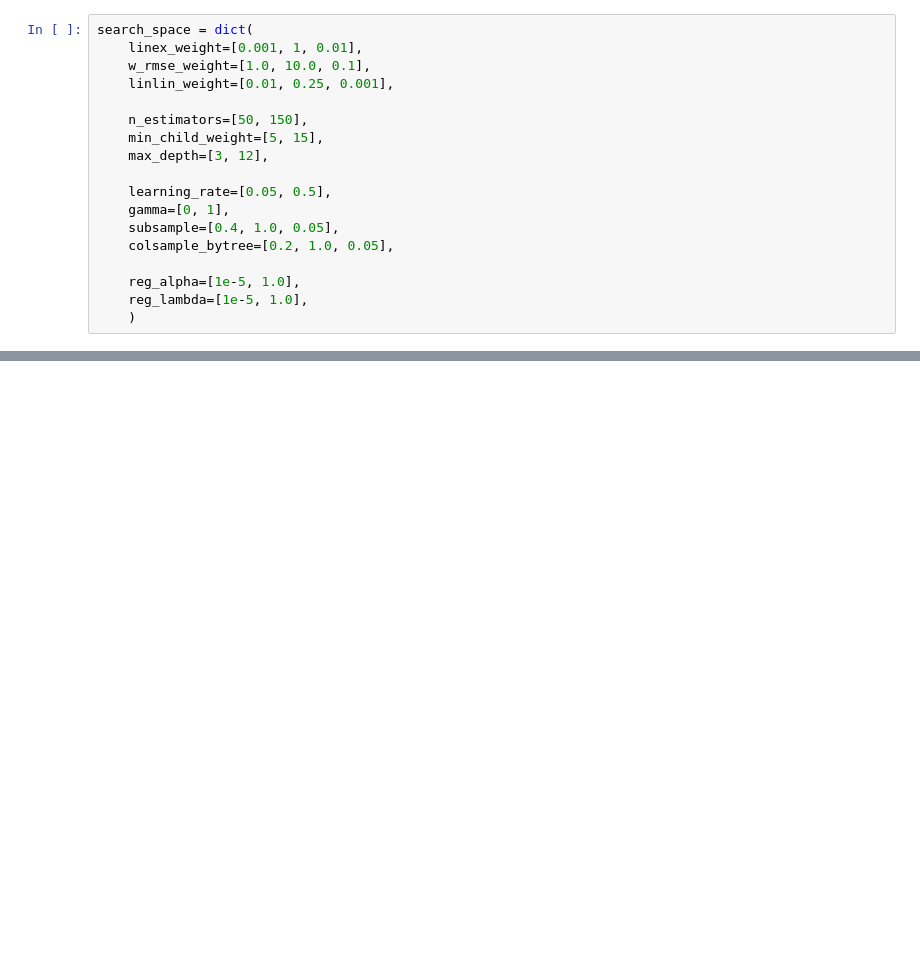
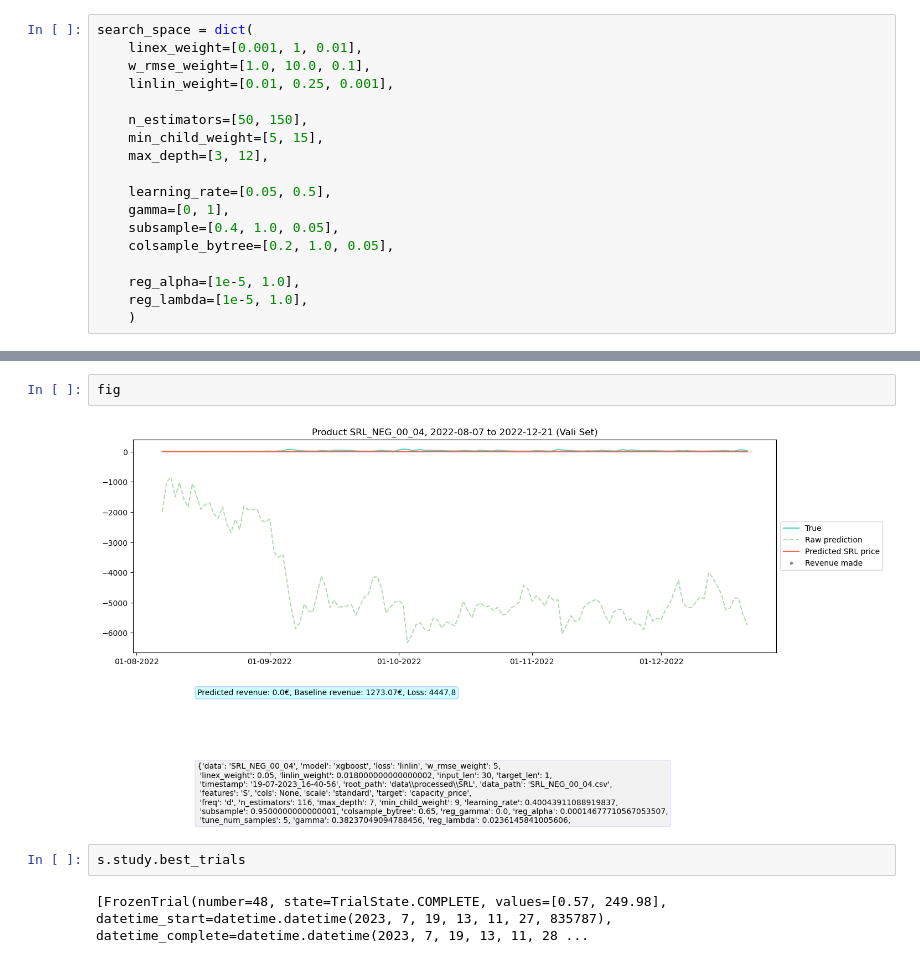
Before and after one commit to 93chanle/srl_other_models, a Jupyter notebook: test.ipynb, the cells around one changed output, grey strips where cells are left out. Cells and saved outputs as stored; diff of their text form; blank space fills up the shorter version.

```diff
--- a/test.ipynb
+++ b/test.ipynb
@@ -66,0 +103,8 @@ search_space = dict(
+# %%
+fig
+# %% [output]
+[figure, added]
+# %%
+s.study.best_trials
+# %% [output]
+[FrozenTrial(number=48, state=TrialState.COMPLETE, values=[0.57, 249.98], datetime_start=datetime.datetime(2023, 7, 19, 13, 11, 27, 835787), datetime_complete=datetime.datetime(2023, 7, 19, 13, 11, 28 ...
```
Also changed, not shown: parts of 7 cells of this notebook, 43 other files.
